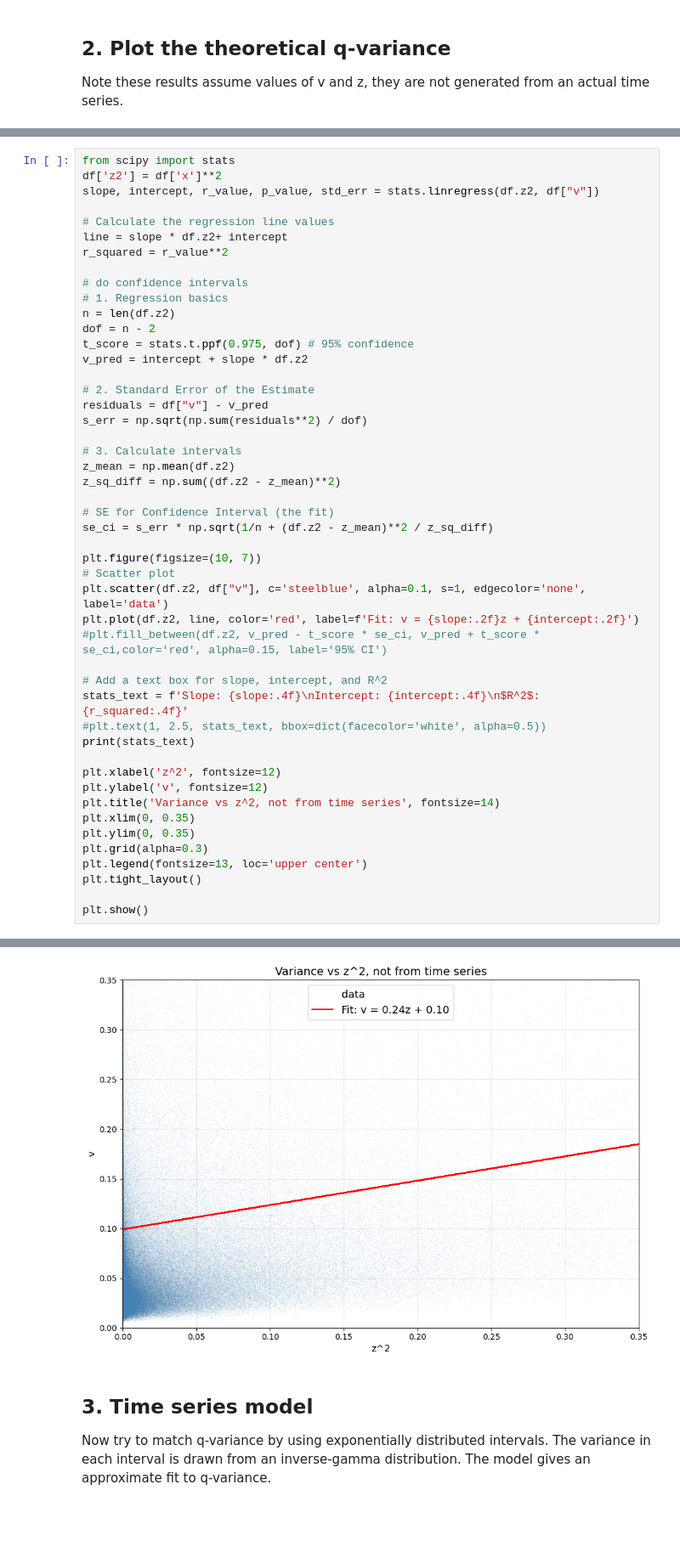
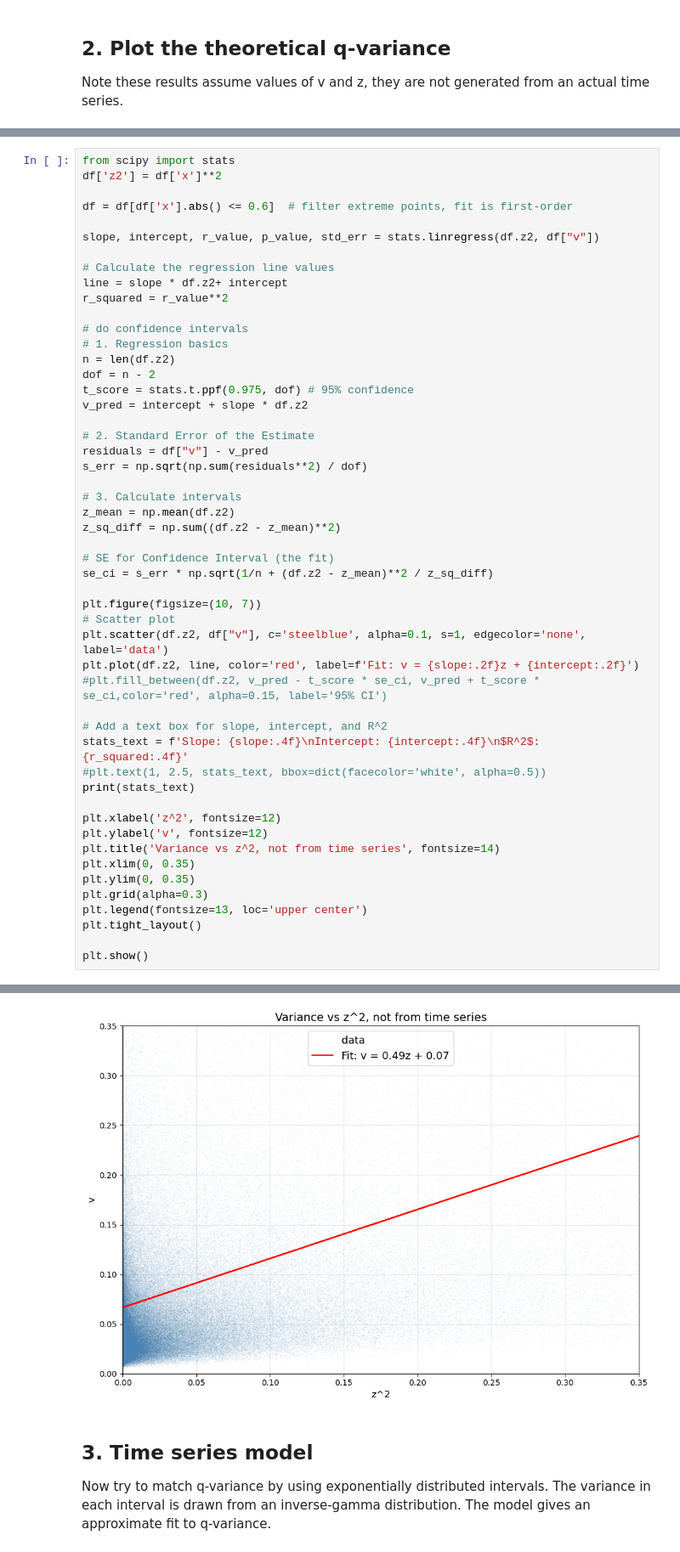
Before and after one commit to q-variance/challenge, a Jupyter notebook: notebooks/invgammavar.ipynb, the cells around one changed output, grey strips where cells are left out. Shown at 85% size. Drawn from its saved outputs; the diff is of its cells as text; blank space fills up the shorter version.

```diff
--- a/notebooks/invgammavar.ipynb
+++ b/notebooks/invgammavar.ipynb
@@ -61,6 +61,9 @@ We next plot variance v versus z^2. In theory the linear coefficient should be 0
 # %%
 from scipy import stats
 df['z2'] = df['x']**2
+
+df = df[df['x'].abs() <= 0.6]  # filter extreme points, fit is first-order
+
 slope, intercept, r_value, p_value, std_err = stats.linregress(df.z2, df["v"])
 
 # Calculate the regression line values
@@ -113,4 +116,4 @@ $R^2$: 0.4487
-[figure, old version]
+[figure, new version]
 # %% [markdown]
 ## 3. Time series model
 Now try to match q-variance by using exponentially distributed intervals.
```
Also changed, not shown: parts of 7 cells of this notebook.
